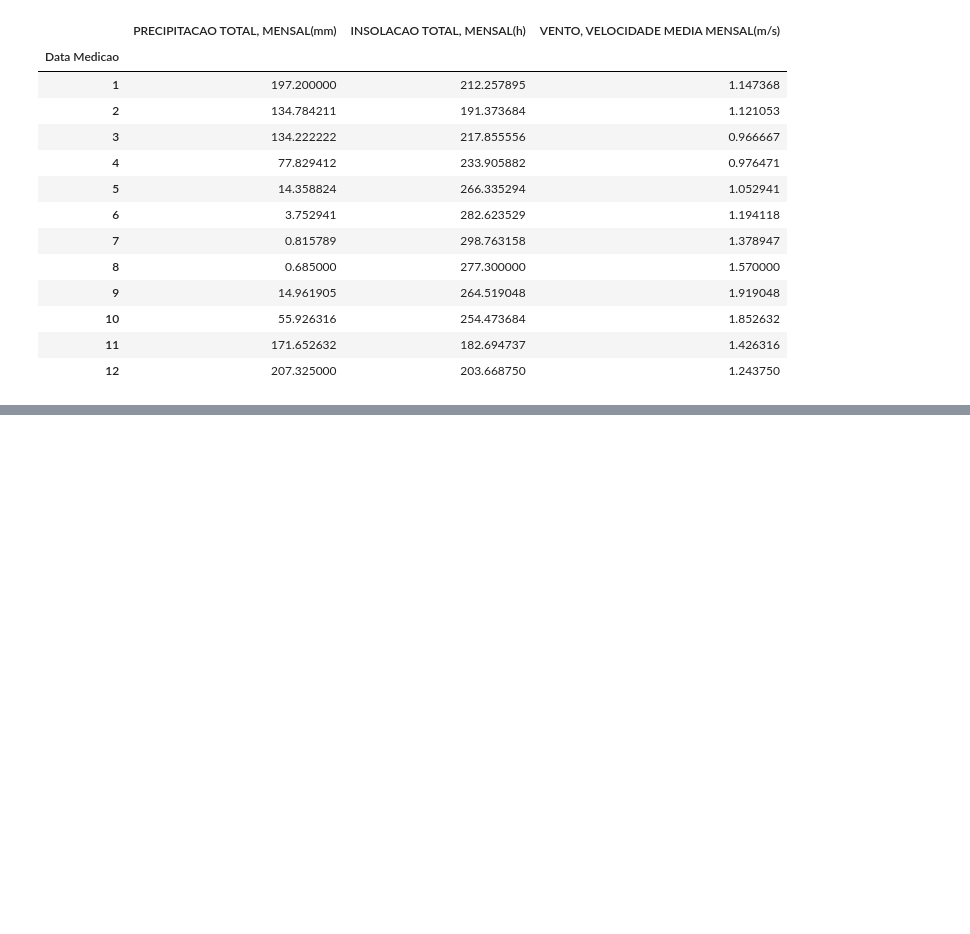
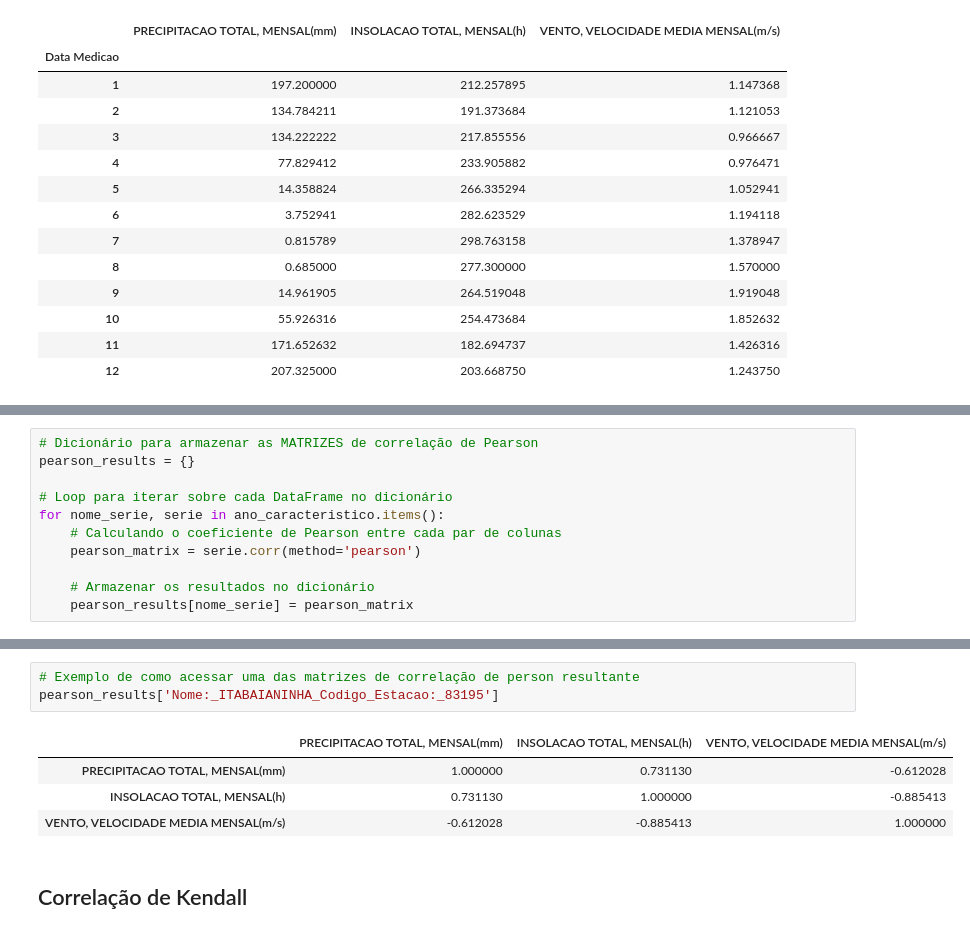
Before and after one commit to maryofcarmo/AULA01, a Jupyter notebook: ICV.ipynb, the cells around one changed output, grey strips where cells are left out. Drawn from its saved outputs; the diff is of its cells as text; blank space fills up the shorter version.

```diff
--- a/ICV.ipynb
+++ b/ICV.ipynb
@@ -222,0 +227,11 @@ ano_caracteristico['Nome:_BARREIRAS_Codigo_Estacao:_83236']
+# %%
+# Dicionário para armazenar as MATRIZES de correlação de Pearson
+pearson_results = {}
+
+# Loop para iterar sobre cada DataFrame no dicionário
+for nome_serie, serie in ano_caracteristico.items():
+    # Calculando o coeficiente de Pearson entre cada par de colunas
+    pearson_matrix = serie.corr(method='pearson')
+
+    # Armazenar os resultados no dicionário
+    pearson_results[nome_serie] = pearson_matrix
@@ -222,0 +262,10 @@ ano_caracteristico['Nome:_BARREIRAS_Codigo_Estacao:_83236']
+# %%
+# Exemplo de como acessar uma das matrizes de correlação de person resultante
+pearson_results['Nome:_ITABAIANINHA_Codigo_Estacao:_83195']
+# %% [output]
+|  | PRECIPITACAO TOTAL, MENSAL(mm) | INSOLACAO TOTAL, MENSAL(h) | VENTO, VELOCIDADE MEDIA MENSAL(m/s) |
+| PRECIPITACAO TOTAL, MENSAL(mm) | 1.000000 | 0.731130 | -0.612028 |
+| INSOLACAO TOTAL, MENSAL(h) | 0.731130 | 1.000000 | -0.885413 |
+| VENTO, VELOCIDADE MEDIA MENSAL(m/s) | -0.612028 | -0.885413 | 1.000000 |
+# %% [markdown]
+## Correlação de Kendall
```
Also changed, not shown: parts of 10 cells of this notebook.
